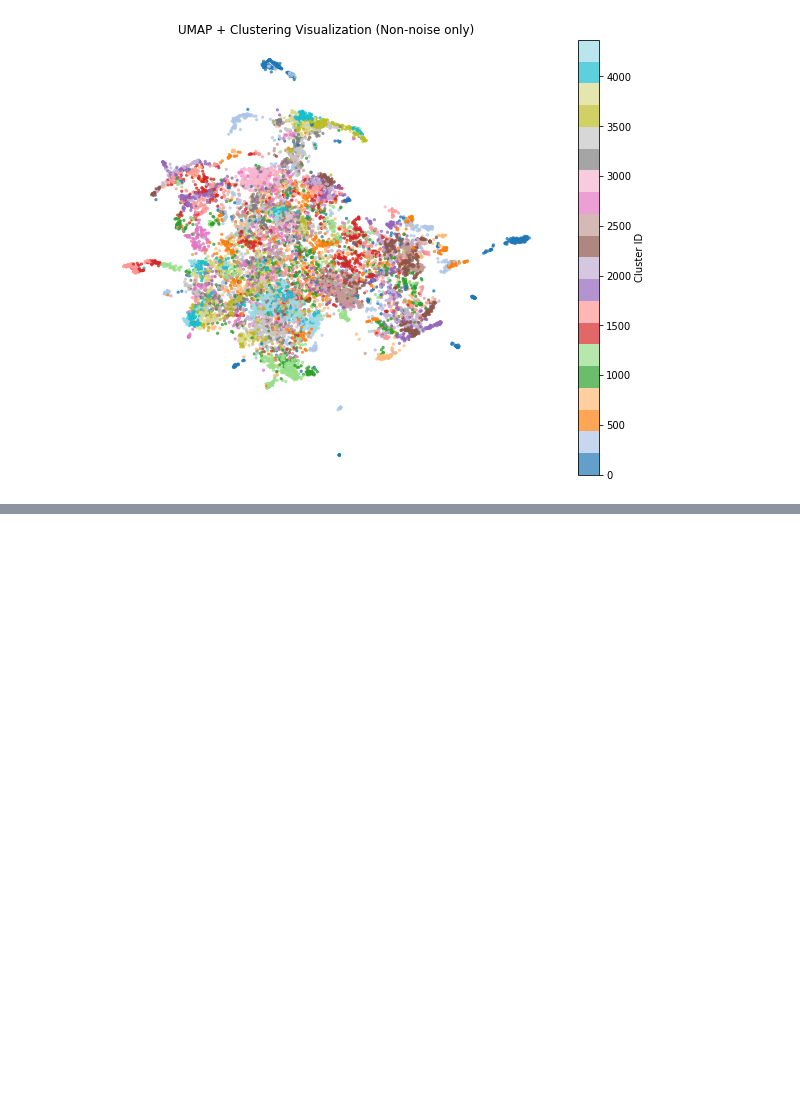
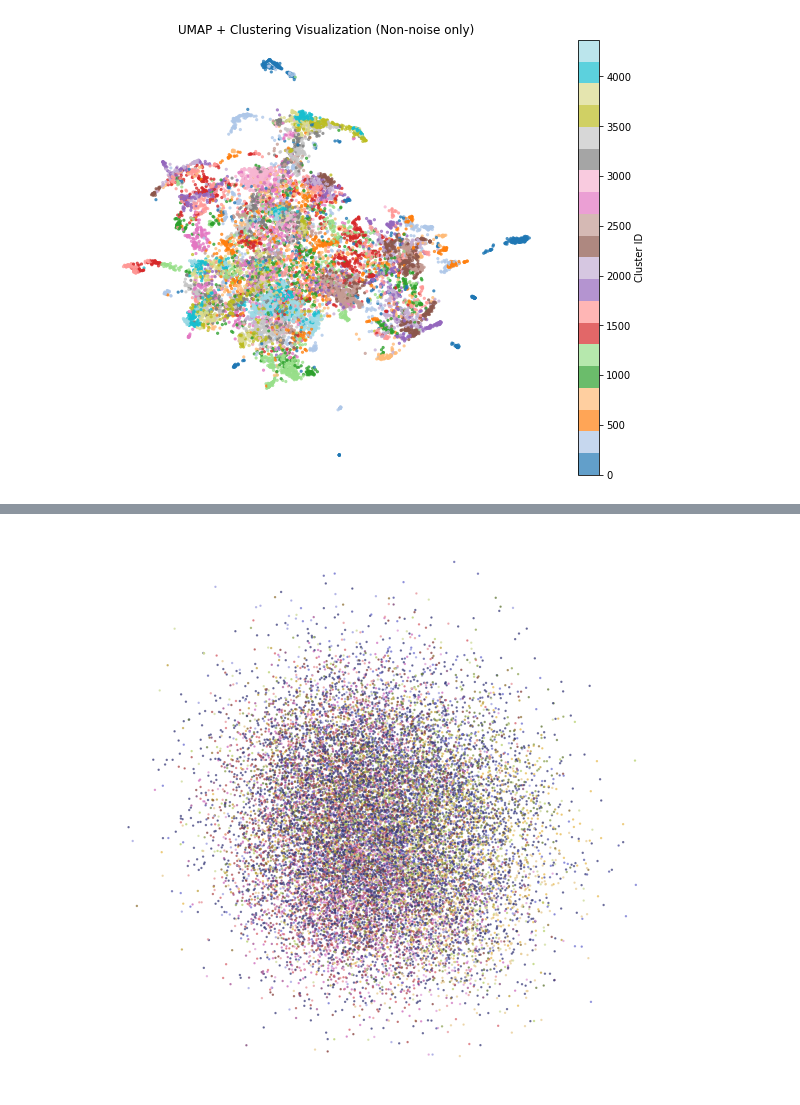
Before and after one commit to babli18/comment-classifier, a Jupyter notebook: clustering.ipynb, the cells around one changed output, grey strips where cells are left out. Cells and saved outputs as stored; diff of their text form; code cells hidden in the pictures; blank space fills up the shorter version.

```diff
--- a/clustering.ipynb
+++ b/clustering.ipynb
@@ -350,3 +350,10 @@ plt.show()
+# %%
+plt.figure(figsize=(10, 10))
+plt.scatter(embeddings[:, 0], embeddings[:, 1], c=clusters, cmap='tab20b', alpha=0.6, s=2)
+plt.axis("off")
+plt.show()
+# %% [output]
+[figure, added]
 # %%
 df['cluster']=clusters
 df.to_csv('cluestered.csv', index=False)
```
Also changed, not shown: parts of 4 cells of this notebook, 11 other files.
